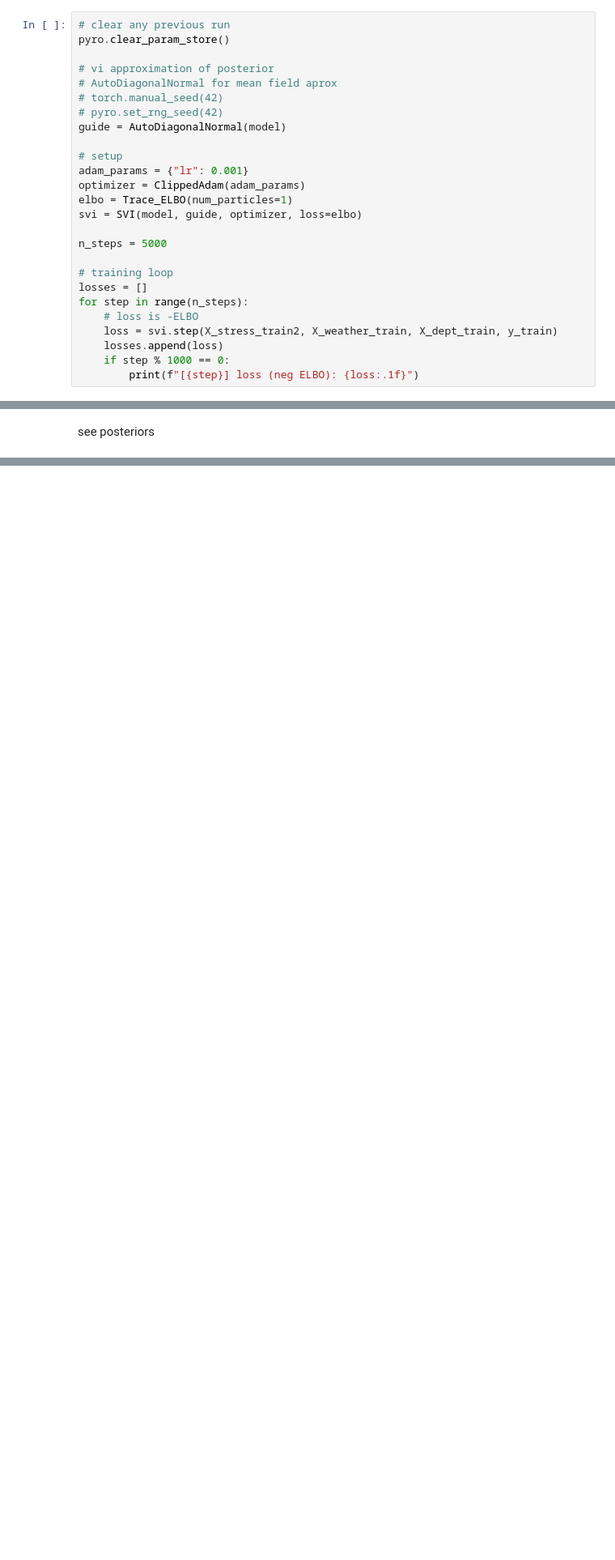
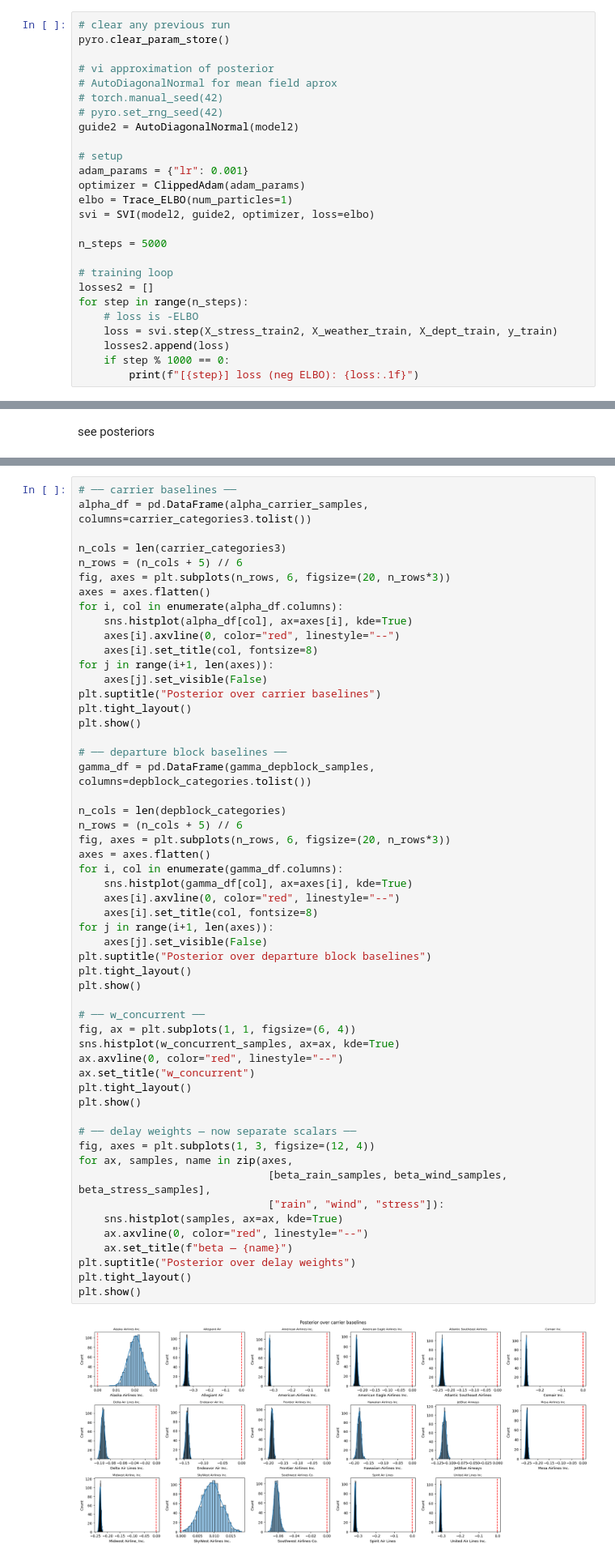
Before and after one commit to mariatmvendas/mbml_project, a Jupyter notebook: model.ipynb, the cells around one changed output, grey strips where cells are left out. Shown at 81% size. Cells and saved outputs as stored; diff of their text form; blank space fills up the shorter version.

```diff
--- a/model.ipynb
+++ b/model.ipynb
@@ -737,22 +837,22 @@ pyro.clear_param_store()
 # AutoDiagonalNormal for mean field aprox
 # torch.manual_seed(42)
 # pyro.set_rng_seed(42)
-guide = AutoDiagonalNormal(model)
+guide2 = AutoDiagonalNormal(model2)
 
 # setup
 adam_params = {"lr": 0.001}
 optimizer = ClippedAdam(adam_params)
 elbo = Trace_ELBO(num_particles=1)
-svi = SVI(model, guide, optimizer, loss=elbo)
+svi = SVI(model2, guide2, optimizer, loss=elbo)
 
 n_steps = 5000
 
 # training loop
-losses = []
+losses2 = []
 for step in range(n_steps):
     # loss is -ELBO
     loss = svi.step(X_stress_train2, X_weather_train, X_dept_train, y_train)
-    losses.append(loss)
+    losses2.append(loss)
     if step % 1000 == 0:
         print(f"[{step}] loss (neg ELBO): {loss:.1f}")
 # %% [output]
@@ -1131,0 +1381,56 @@ weighted avg       0.75      0.81      0.73   1946719
+# %%
+# ── carrier baselines ──
+alpha_df = pd.DataFrame(alpha_carrier_samples, columns=carrier_categories3.tolist())
+
+n_cols = len(carrier_categories3)
+n_rows = (n_cols + 5) // 6
+fig, axes = plt.subplots(n_rows, 6, figsize=(20, n_rows*3))
+axes = axes.flatten()
+for i, col in enumerate(alpha_df.columns):
+    sns.histplot(alpha_df[col], ax=axes[i], kde=True)
+    axes[i].axvline(0, color="red", linestyle="--")
+    axes[i].set_title(col, fontsize=8)
+for j in range(i+1, len(axes)):
+    axes[j].set_visible(False)
+plt.suptitle("Posterior over carrier baselines")
+plt.tight_layout()
+plt.show()
+
+# ── departure block baselines ──
+gamma_df = pd.DataFrame(gamma_depblock_samples, columns=depblock_categories.tolist())
+
+n_cols = len(depblock_categories)
+n_rows = (n_cols + 5) // 6
+fig, axes = plt.subplots(n_rows, 6, figsize=(20, n_rows*3))
+axes = axes.flatten()
+for i, col in enumerate(gamma_df.columns):
+    sns.histplot(gamma_df[col], ax=axes[i], kde=True)
+    axes[i].axvline(0, color="red", linestyle="--")
+    axes[i].set_title(col, fontsize=8)
+for j in range(i+1, len(axes)):
+    axes[j].set_visible(False)
+plt.suptitle("Posterior over departure block baselines")
+plt.tight_layout()
+plt.show()
+
+# ── w_concurrent ──
+fig, ax = plt.subplots(1, 1, figsize=(6, 4))
+sns.histplot(w_concurrent_samples, ax=ax, kde=True)
+ax.axvline(0, color="red", linestyle="--")
+ax.set_title("w_concurrent")
+plt.tight_layout()
+plt.show()
+
+# ── delay weights — now separate scalars ──
+fig, axes = plt.subplots(1, 3, figsize=(12, 4))
+for ax, samples, name in zip(axes,
+                              [beta_rain_samples, beta_wind_samples, beta_stress_samples],
+                              ["rain", "wind", "stress"]):
+    sns.histplot(samples, ax=ax, kde=True)
+    ax.axvline(0, color="red", linestyle="--")
+    ax.set_title(f"beta — {name}")
+plt.suptitle("Posterior over delay weights")
+plt.tight_layout()
+plt.show()
+# %% [output]
+[figure, added]
```
Also changed, not shown: parts of 58 cells of this notebook.
